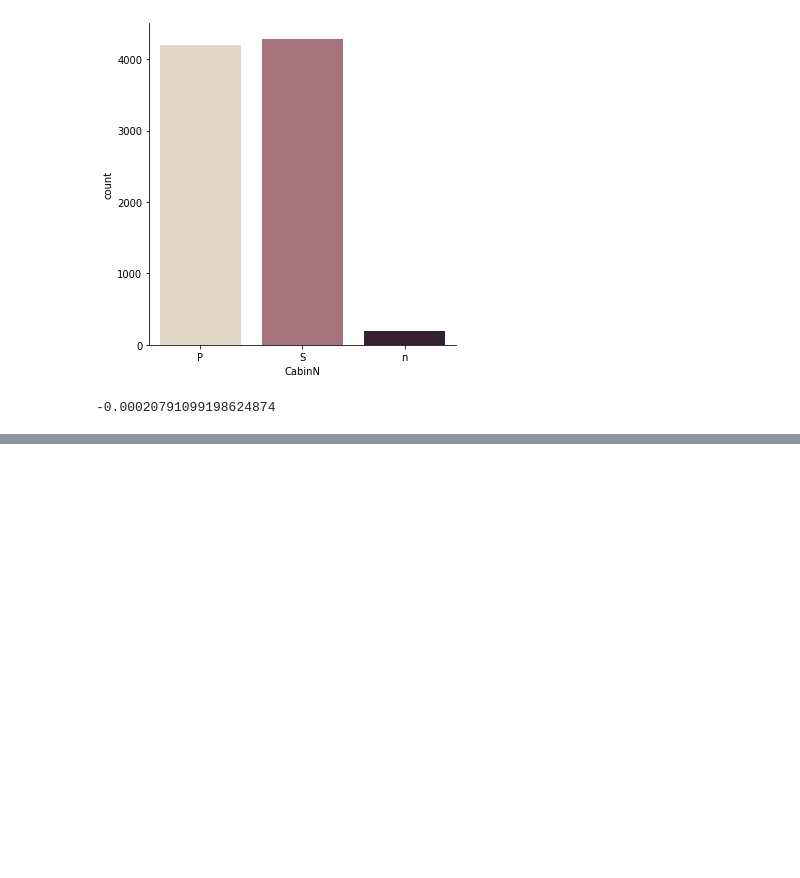
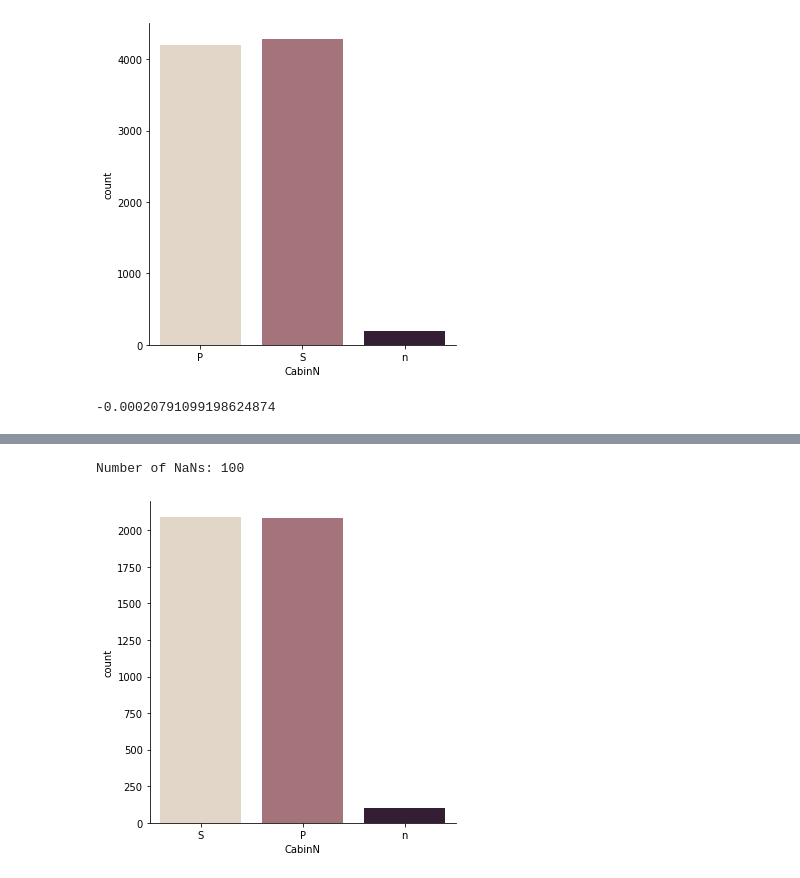
Before and after one commit to siddpatel1/Summer22Projects, a Jupyter notebook: SpaceshipTitanic_Kaggle/SSTnotebook.ipynb, the cells around one changed output, grey strips where cells are left out. Saved outputs shown, nothing was run; the diff lists cells and outputs as text; code cells hidden in the pictures; blank space fills up the shorter version.

```diff
--- a/SpaceshipTitanic_Kaggle/SSTnotebook.ipynb
+++ b/SpaceshipTitanic_Kaggle/SSTnotebook.ipynb
@@ -200,0 +214,27 @@ ValueError: Sample larger than population or is negative
+# %%
+testData = pd.read_csv("test.csv")
+testData["HomePlanet"] = testData["HomePlanet"].fillna(testData["HomePlanet"].mode()[0])
+testData["CryoSleep"] = testData["CryoSleep"].fillna(testData["CryoSleep"].mode()[0])
+testData["CryoSleep"] = testData.CryoSleep.map({False:0,True:1})
+
+
+testData["Cabin"].fillna(value="Unknown", inplace = True)
+testData["Name"].fillna(value="Unknown", inplace = True)
+testData["Destination"] = testData["Destination"].fillna(testData["Destination"].mode()[0])
+testData["Age"] = testData["Age"].fillna(testData["Age"].mode()[0])
+testData["VIP"] = testData["VIP"].fillna(testData["VIP"].mode()[0])
+testData["RoomService"] = testData["RoomService"].fillna(testData["RoomService"].median())
+testData["FoodCourt"] = testData["FoodCourt"].fillna(testData["FoodCourt"].median())
+testData["ShoppingMall"] = testData["ShoppingMall"].fillna(testData["ShoppingMall"].median())
+testData["Spa"] = testData["Spa"].fillna(testData["Spa"].median())
+testData["VRDeck"] = testData["VRDeck"].fillna(testData["VRDeck"].median())
+testData["HomePlanetN"] = testData.HomePlanet.map({'Europa':0,'Earth':1, 'Mars':2})
+testData["DestinationN"] = testData.Destination.map({'TRAPPIST-1e':0, 'PSO J318.5-22':1, '55 Cancri e':2})
+# %%
+testData["CabinN"] = testData["Cabin"].str[-1]
+sns.catplot(x="CabinN", kind="count", palette="ch:.25", data=testData)
+NtablTest = testData[testData["CabinN"].isin(['n'])]
+print("Number of NaNs:",testData["CabinN"].isin(['n']).sum())
+# %% [output]
+Number of NaNs: 100
+[figure, added]
```
Also changed, not shown: parts of 21 cells of this notebook.
